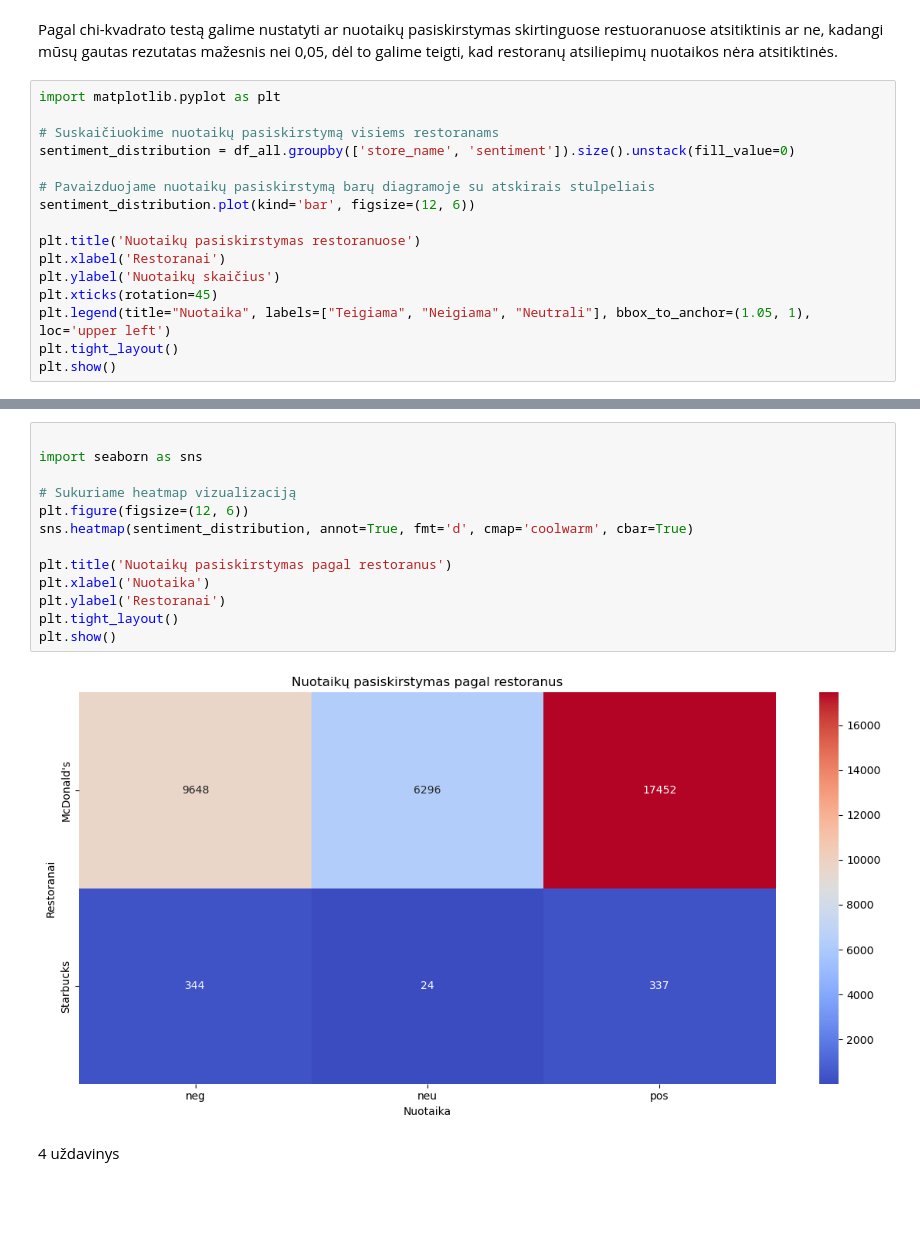
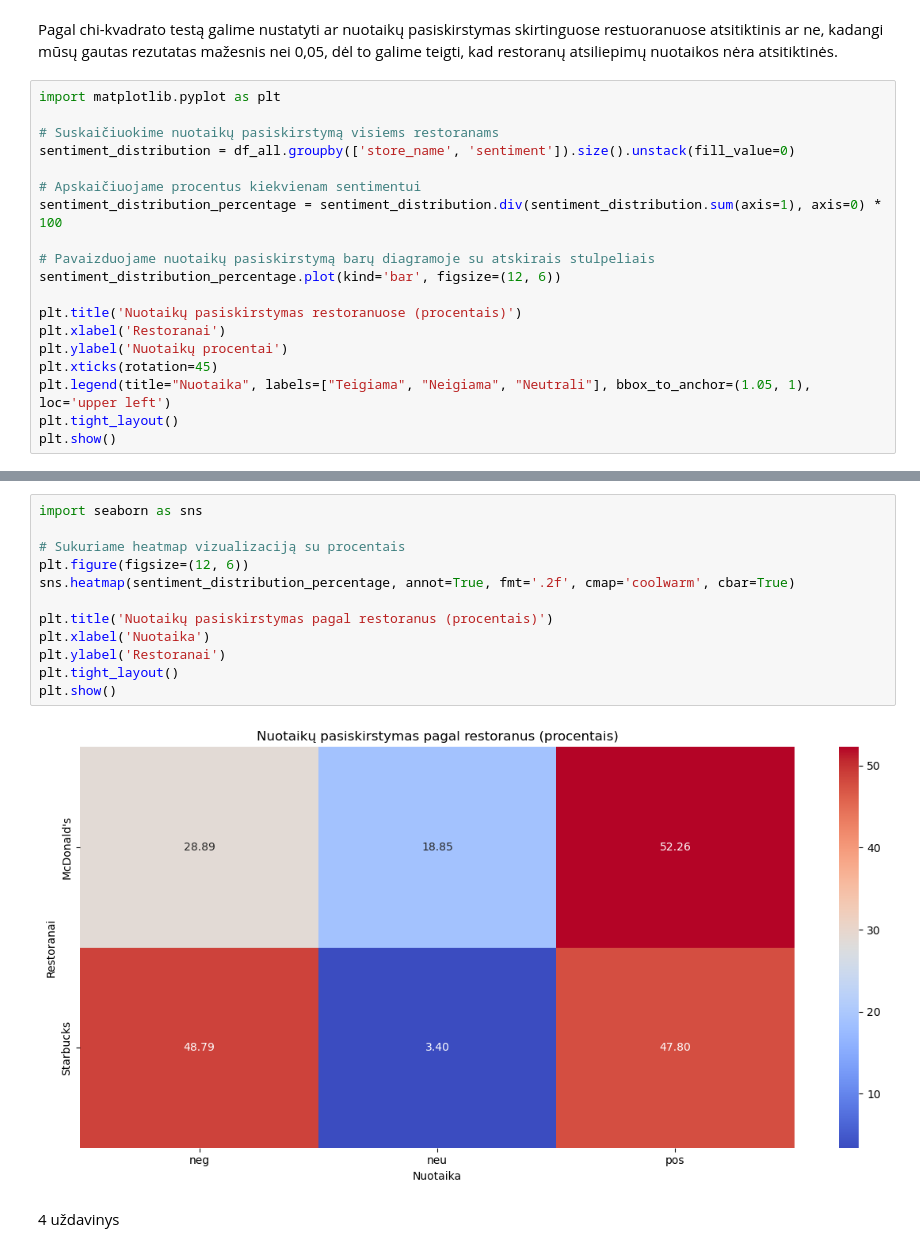
Before and after one commit to LidijaPu/nka_lab, a Jupyter notebook: Projektinis (1).ipynb, the cells around one changed output, grey strips where cells are left out. Cells and saved outputs as stored; diff of their text form; blank space fills up the shorter version.

```diff
--- a/Projektinis (1).ipynb
+++ b/Projektinis (1).ipynb
@@ -284,12 +284,15 @@ import matplotlib.pyplot as plt
 # Suskaičiuokime nuotaikų pasiskirstymą visiems restoranams
 sentiment_distribution = df_all.groupby(['store_name', 'sentiment']).size().unstack(fill_value=0)
 
+# Apskaičiuojame procentus kiekvienam sentimentui
+sentiment_distribution_percentage = sentiment_distribution.div(sentiment_distribution.sum(axis=1), axis=0) * 100
+
 # Pavaizduojame nuotaikų pasiskirstymą barų diagramoje su atskirais stulpeliais
-sentiment_distribution.plot(kind='bar', figsize=(12, 6))
+sentiment_distribution_percentage.plot(kind='bar', figsize=(12, 6))
 
-plt.title('Nuotaikų pasiskirstymas restoranuose')
+plt.title('Nuotaikų pasiskirstymas restoranuose (procentais)')
 plt.xlabel('Restoranai')
-plt.ylabel('Nuotaikų skaičius')
+plt.ylabel('Nuotaikų procentai')
 plt.xticks(rotation=45)
 plt.legend(title="Nuotaika", labels=["Teigiama", "Neigiama", "Neutrali"], bbox_to_anchor=(1.05, 1), loc='upper left')
 plt.tight_layout()
@@ -299,18 +302,17 @@ plt.show()
 # %%
-
 import seaborn as sns
 
-# Sukuriame heatmap vizualizaciją
+# Sukuriame heatmap vizualizaciją su procentais
 plt.figure(figsize=(12, 6))
-sns.heatmap(sentiment_distribution, annot=True, fmt='d', cmap='coolwarm', cbar=True)
+sns.heatmap(sentiment_distribution_percentage, annot=True, fmt='.2f', cmap='coolwarm', cbar=True)
 
-plt.title('Nuotaikų pasiskirstymas pagal restoranus')
+plt.title('Nuotaikų pasiskirstymas pagal restoranus (procentais)')
 plt.xlabel('Nuotaika')
 plt.ylabel('Restoranai')
 plt.tight_layout()
 plt.show()
 # %% [output]
-[figure, old version]
+[figure, new version]
 # %% [markdown]
 4 uždavinys
 # %%
```
Also changed, not shown: parts of 1 cell of this notebook.
